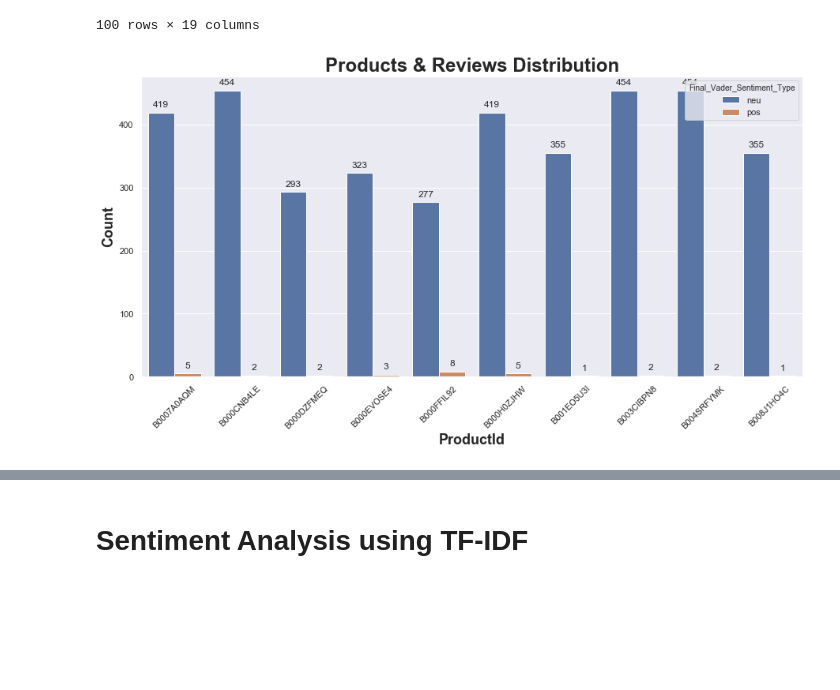
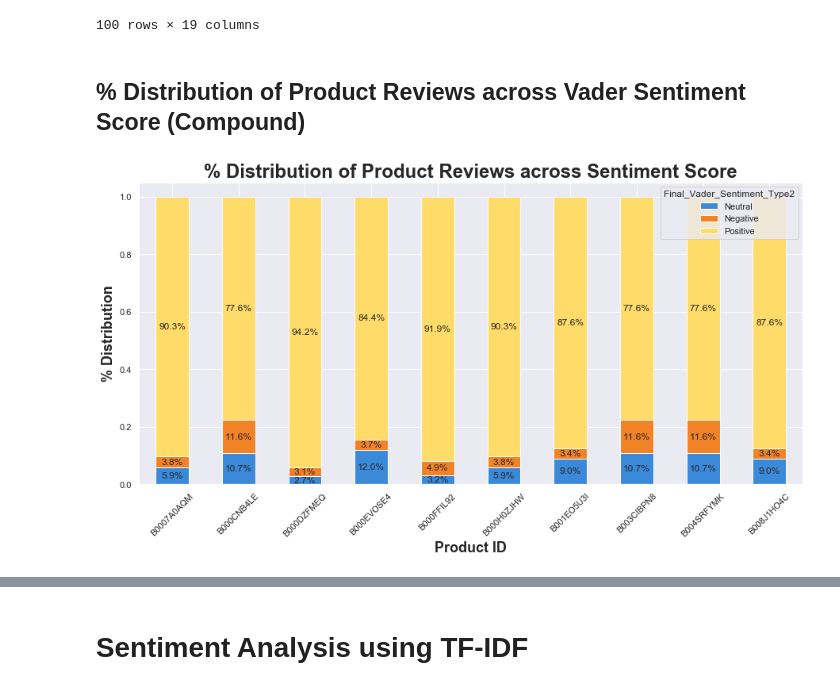
Before and after one commit to vibhutivadje/Text_Mining_Project, a Jupyter notebook: AmazonfoodReview_Analysis.ipynb, the cells around one changed output, grey strips where cells are left out. Cells and saved outputs as stored; diff of their text form; code cells hidden in the pictures; blank space fills up the shorter version.

Commit message:
Apoorva- Graph labels and headings changes

```diff
--- a/AmazonfoodReview_Analysis.ipynb
+++ b/AmazonfoodReview_Analysis.ipynb
@@ -319,9 +319,9 @@ product_scoresentiment = pd.crosstab(df_final['ProductId'],df_final['Score_Senti
 product_scoresentiment["Total"] = product_scoresentiment.sum(axis = 1)
 
 # From raw value to percentage
-Negative = [i / j * 100 for i,j in zip(product_scoresentiment.Negative, product_scoresentiment.Total)]
-Positive = [i / j * 100 for i,j in zip(product_scoresentiment.Positive, product_scoresentiment.Total)]
-Neutral = [i / j * 100 for i,j in zip(product_scoresentiment.Neutral, product_scoresentiment.Total)]
+Negative = [i / j for i,j in zip(product_scoresentiment.Negative, product_scoresentiment.Total)]
+Positive = [i / j for i,j in zip(product_scoresentiment.Positive, product_scoresentiment.Total)]
+Neutral = [i / j for i,j in zip(product_scoresentiment.Neutral, product_scoresentiment.Total)]
 
 product_scoresentiment["Neutral"] = Neutral
 product_scoresentiment["Negative"] = Negative
@@ -331,10 +331,10 @@ product_scoresentiment["Positive"] = Positive
 bar_plot = product_scoresentiment[["Neutral","Negative", "Positive"]].plot(kind='bar', stacked=True, title ="Products & Reviews Distribution", figsize=(15, 7), legend=True, color=['#3b8ad9','#f18226','#ffdb69'])
 plt.ticklabel_format(style='plain', axis='y',useOffset=False)
 plt.xticks(rotation=45)
-plt.title('Products & Reviews Distribution',fontsize=24, y=1, weight = 'bold')
+plt.title('% Distribution of Product Reviews across Sentiment Score',fontsize=24, y=1, weight = 'bold')
 for p in bar_plot.patches:
-    bar_plot.annotate(str(format(p.get_height(), '.1f')), (p.get_x() + p.get_width() / 2, p.get_y() + p.get_height() / 2), ha = 'center', va = 'center')
+    bar_plot.annotate(str(format(p.get_height(), '.1%')), (p.get_x() + p.get_width() / 2, p.get_y() + p.get_height() / 2), ha = 'center', va = 'center')
 plt.ylabel('% Distribution',fontsize=18, weight = 'bold')
-plt.xlabel('ProductId',fontsize=18, weight = 'bold')
+plt.xlabel('Product ID',fontsize=18, weight = 'bold')
 plt.show();
 # %% [output]
@@ -477,18 +477,32 @@ df_final.head(100)
 | 98 | 30090 | B000DZFMEQ | A7UBW784DPJ1I | L. Cameron | 0 | 0 | 4 | ... |
 | 99 | 30091 | B000DZFMEQ | A30KFRWD1XODG5 | Karen | 0 | 0 | 5 | ... |
 100 rows × 19 columns
+# %% [markdown]
+## % Distribution of Product Reviews across Vader Sentiment Score (Compound)
 # %%
-product_review_groupby_vader = df_final.groupby(['ProductId','Final_Vader_Sentiment_Type']).count()['Id'].reset_index()
+product_scoresentiment = pd.crosstab(df_final['ProductId'],df_final['Final_Vader_Sentiment_Type2'])
+product_scoresentiment["Total"] = product_scoresentiment.sum(axis = 1)
 
-plt.figure(figsize=(15, 7))
-bar_plot = sns.barplot(x="ProductId", y="Id", hue="Final_Vader_Sentiment_Type", data=product_review_groupby_vader)
+# From raw value to percentage
+Negative = [i / j for i,j in zip(product_scoresentiment.Negative, product_scoresentiment.Total)]
+Positive = [i / j for i,j in zip(product_scoresentiment.Positive, product_scoresentiment.Total)]
+Neutral = [i / j for i,j in zip(product_scoresentiment.Neutral, product_scoresentiment.Total)]
+
+product_scoresentiment["Neutral"] = Neutral
+product_scoresentiment["Negative"] = Negative
+product_scoresentiment["Positive"] = Positive
+
+product_scoresentiment.head(10)
+
+# Plot bar graph
+bar_plot = product_scoresentiment[["Neutral","Negative", "Positive"]].plot(kind='bar', stacked=True, title ="Products & Reviews Distribution", figsize=(15, 7), legend=True, color=['#3b8ad9','#f18226','#ffdb69'])
 plt.ticklabel_format(style='plain', axis='y',useOffset=False)
 plt.xticks(rotation=45)
-plt.title('Products & Reviews Distribution',fontsize=24, y=1, weight = 'bold')
+plt.title('% Distribution of Product Reviews across Sentiment Score',fontsize=24, y=1, weight = 'bold')
 for p in bar_plot.patches:
-    bar_plot.annotate(str(format(p.get_height(), '.0f')), (p.get_x() + p.get_width() / 2., p.get_height()), ha = 'center', va = 'center', xytext = (0, 10), textcoords = 'offset points')
-plt.ylabel('Count',fontsize=18, weight = 'bold')
-plt.xlabel('ProductId',fontsize=18, weight = 'bold')
+    bar_plot.annotate(str(format(p.get_height(), '.1%')), (p.get_x() + p.get_width() / 2, p.get_y() + p.get_height() / 2), ha = 'center', va = 'center')
+plt.ylabel('% Distribution',fontsize=18, weight = 'bold')
+plt.xlabel('Product ID',fontsize=18, weight = 'bold')
 plt.show();
 # %% [output]
-[figure, old version]
+[figure, new version]
```
Also changed, not shown: parts of 11 cells of this notebook.
